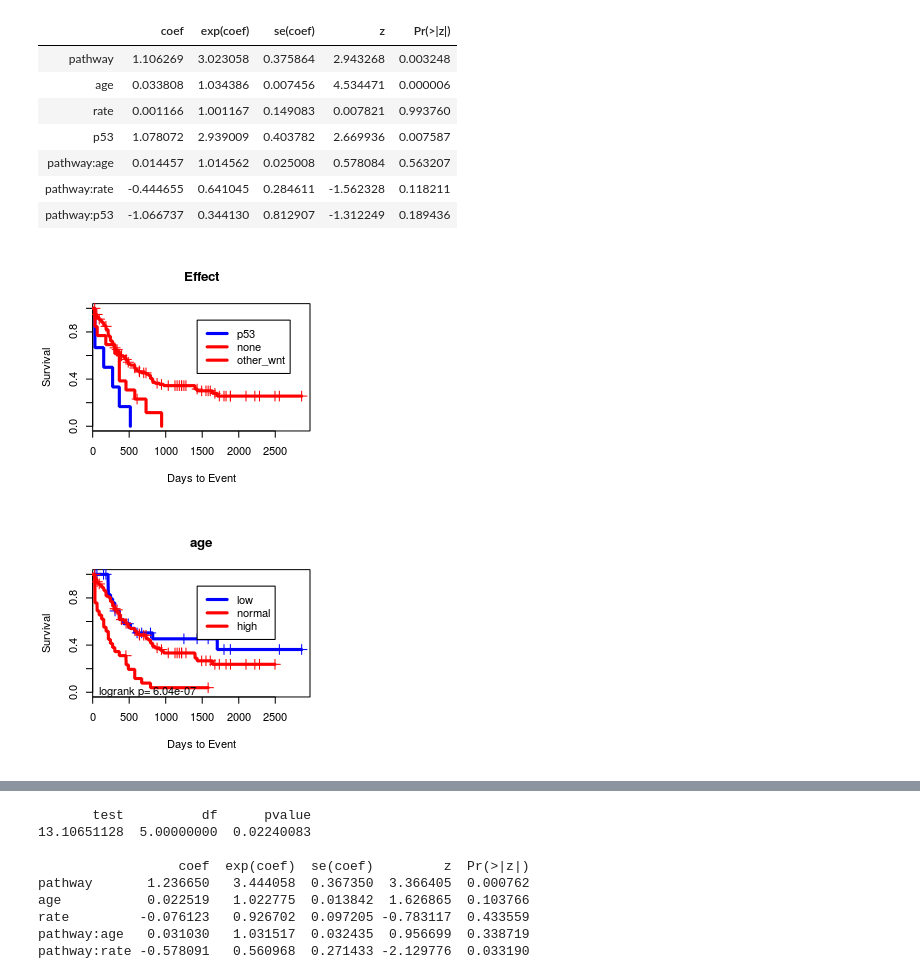
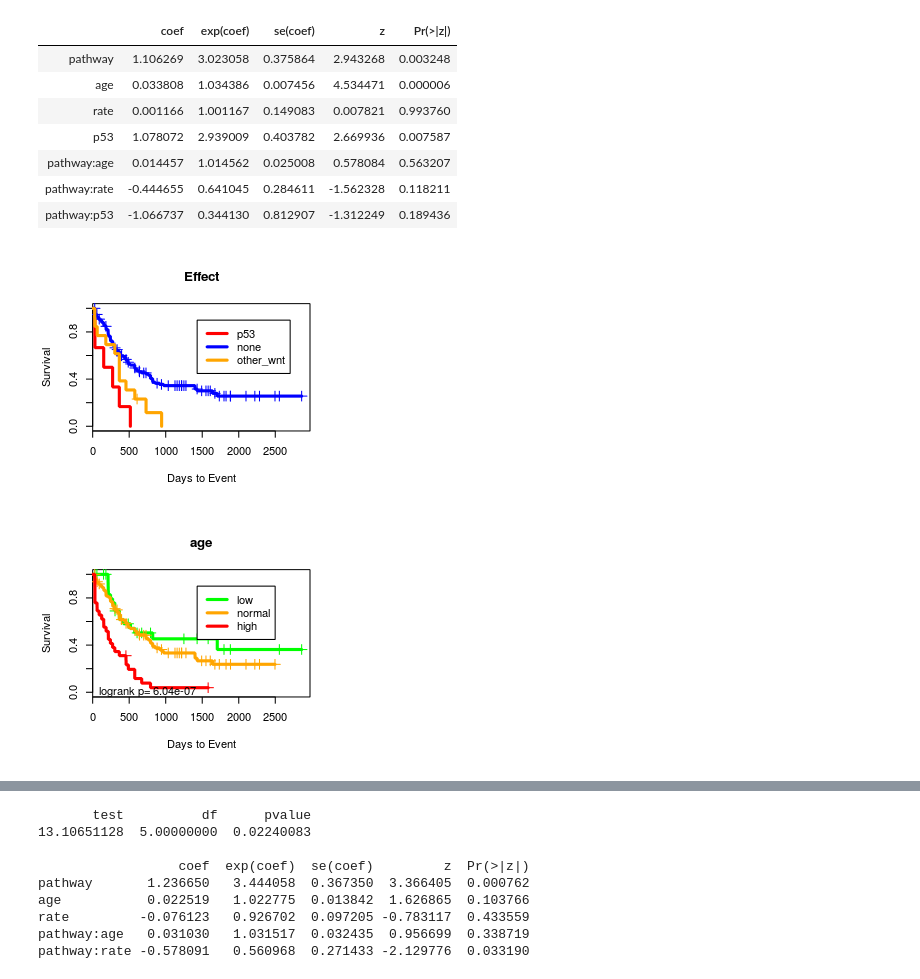
Before and after one commit to theandygross/TCGA, a Jupyter notebook: Pathway_Merge/Notebooks/PosterFigs.ipynb, the cells around one changed output, grey strips where cells are left out. Saved outputs shown, nothing was run; the diff lists cells and outputs as text; code cells hidden in the pictures.

```diff
--- a/Pathway_Merge/Notebooks/PosterFigs.ipynb
+++ b/Pathway_Merge/Notebooks/PosterFigs.ipynb
@@ -200,48 +230,6 @@ get_cox_ph(clinical, hit_vec, covariates + ['p53'], time_var, event_var, return_
 | pathway:age | 0.014457 | 1.014562 | 0.025008 | 0.578084 | 0.563207 |
 | pathway:rate | -0.444655 | 0.641045 | 0.284611 | -1.562328 | 0.118211 |
 | pathway:p53 | -1.066737 | 0.344130 | 0.812907 | -1.312249 | 0.189436 |
-# %%
-def draw_survival_curves_KM(clinical, hit_vec, time_var='days', event_var='deceased',
-                            filename='tmp.png', show=False, ax=None, title=True,
-                            labels=['No Mutation', 'Mutation'], ann=None):
-    if not hasattr(hit_vec, 'name'):
-        hit_vec.name = 'pathway'
-    df = clinical[[time_var, event_var]].join(hit_vec)
-    df = df.dropna()
-    df_r = com.convert_to_r_dataframe(df) #@UndefinedVariable
-    fmla = robjects.Formula('Surv(' + time_var + ', ' + event_var + ') ~ ' + hit_vec.name)
-    fit = survival.survfit(fmla, df_r)
-    ls = r('2:' + str(len(set(hit_vec))+1)) #R line styles
-    if filename.endswith('.png'):
-        r.png(filename=filename, width=300, height=250, res=100, pointsize=8)
-    else:
-        r.pdf(filename, width=4.5, height=3.75)
-    s = survival.survdiff(fmla, df_r)
-    p = str(s).split('\n\n')[-1].strip().split(', ')[-1]
-    ls = r.c('blue','red','red')
-    r.plot(survival.survfit(fmla, df_r), lty=1, col=ls, lwd=3, cex=1.5,
-                            xlab='Days to Event', ylab= 'Survival');
-    if title:
-        r('title')(hit_vec.name)
-    r('legend')(nanmax(df[time_var]) * .5,.9, labels, lty=1, col=ls, lwd=3)
-    if ann=='p':
-        r.text(0, labels='logrank ' + p, pos=4)
-    elif ann != None:
-        r.text(0, labels=ann, pos=4)
-    r('dev.off()')
-
-def draw_pathway_count_bar(p, cancer, file_name='tmp.svg'):
-    fig, ax = plt.subplots(1,1, figsize=(3+len(cancer.gene_sets[p])/30.,2))
-    m = cancer.hit_matrix.ix[list(cancer.gene_sets[p]), cancer.patients] > 0
-    m = np.sort(m[m.sum(1) > 0].sum(1))
-    colors = ['orange']*(len(m))
-    m.plot(kind='bar', ax=ax, alpha=.7, color=colors);
-    ax.set_yticks(range(m.max()+1))
-    ax.set_xticklabels(m.index, ha='center', va='bottom', position=(0,.1), size=20)
-    ax.set_ylabel('# Patients', size=16)
-
-    fig.tight_layout()
-    fig.savefig(file_name)
 # %%
 def draw_survival_curves_COX(clinical, hit_vec, covariates=[], time_var='days',
                          event_var='censored', filename='tmp.png',
@@ -293,12 +281,13 @@ def draw_survival_curves_COX(clinical, hit_vec, covariates=[], time_var='days',
 # %%
 vec = hit_vec - clinical.p53
 vec.name = 'Effect'
 draw_survival_curves_KM(clinical, vec, show=True, labels=['p53','none','other_wnt'],
-                        time_var=time_var, event_var=event_var, filename='tmp1.png')
+                        time_var=time_var, event_var=event_var,
+                        colors = ['red','blue','orange'], filename='tmp1.png')
 
 Image(filename='tmp1.png')
 # %% [output]
-[figure, old version]
+[figure, new version]
 # %%
 rate_norm = (clinical.age - clinical.age.mean()) / clinical.age.std()
 rate_split = (rate_norm < -1)*-1 + (rate_norm.abs() < 1.5) * 0 + (rate_norm > 1)*1
@@ -306,12 +295,13 @@ low = clinical.rate.ix[(rate_norm - 1).idxmin()]
 high = clinical.rate.ix[abs(rate_norm + 1).idxmin()]
 rate_split.name = 'age'
 draw_survival_curves_KM(clinical, rate_split, show=True, labels=['low','normal','high'],
+                        colors = ['green','orange','red'],
                         time_var=time_var, event_var=event_var, filename='tmp1.png',
                         ann='p')
 
 Image(filename='tmp1.png')
 # %% [output]
-[figure, old version]
+[figure, new version]
 # %%
 cancer = pickle.load(open(clinical['OV'], 'rb'))
 
```
Also changed, not shown: parts of 16 cells of this notebook, 6 other files.
